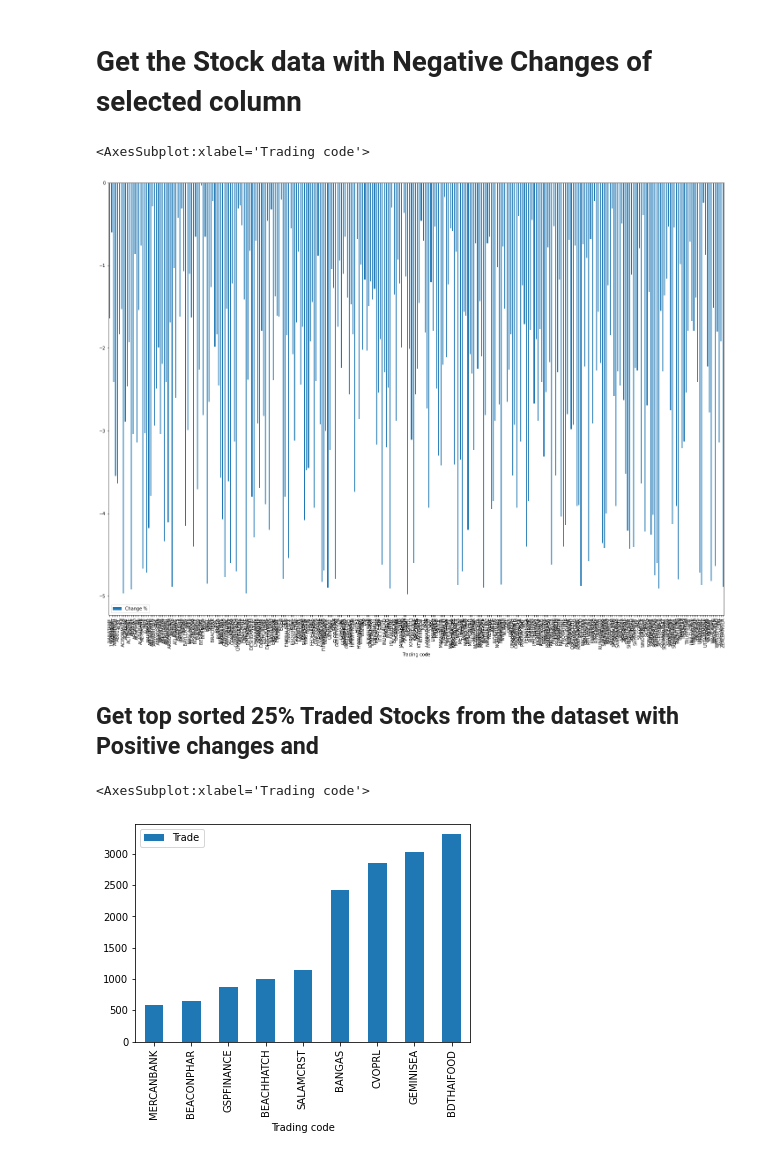
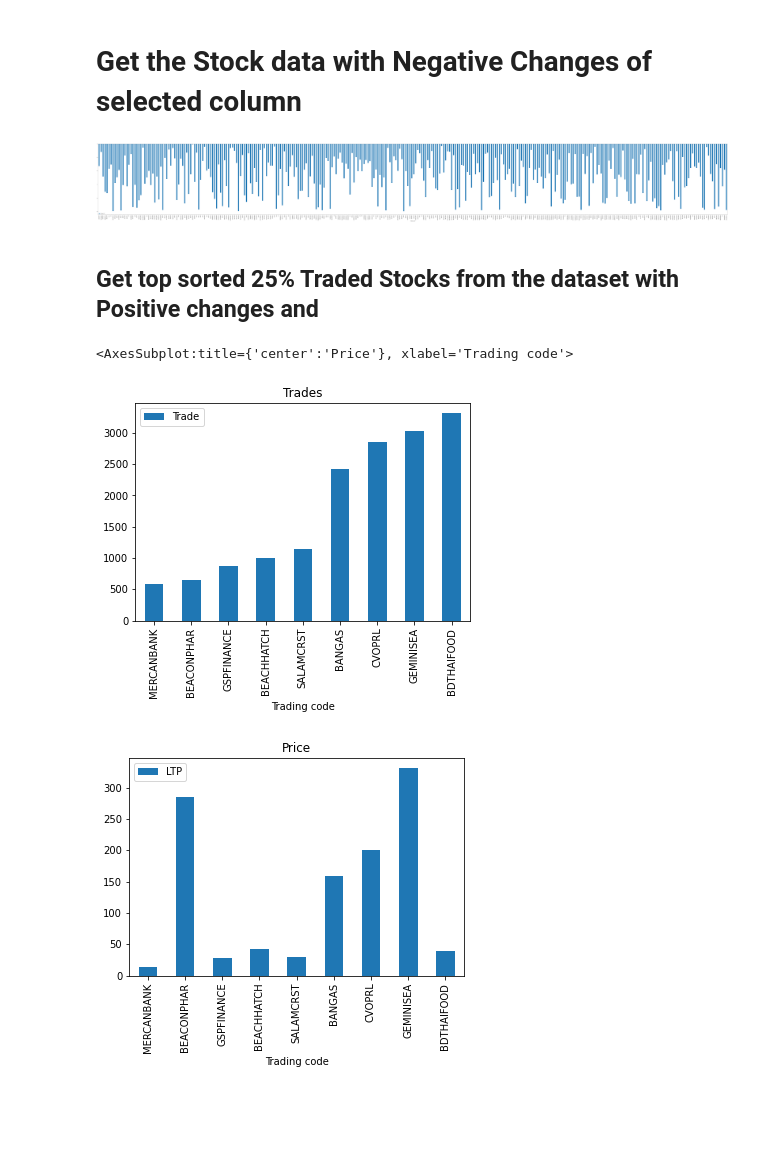
Before and after one commit to Sakif04/Stock_Project, a Jupyter notebook: Stock_web.ipynb, the cells around one changed output. Cells and saved outputs as stored; diff of their text form; code cells hidden in the pictures; blank space fills up the shorter version.

```diff
--- a/Stock_web.ipynb
+++ b/Stock_web.ipynb
@@ -32,16 +33,17 @@ positive_stock.plot(figsize=(15,15),kind='bar',y='Change %' )
 # Get the Stock data with Negative Changes of selected column
 # %%
 negative_stock=stock_df[stock_df['Change %']<0][['Trade','Change %','Change']]
-negative_stock.plot(figsize=(25,18),y='Change %',kind='bar')
+neg_plot=negative_stock.plot(figsize=(155,18),y='Change %',kind='bar')
 # %% [output]
-<AxesSubplot:xlabel='Trading code'>
-[figure, old version]
+[figure, new version]
 # %% [markdown]
 ## Get top sorted 25% Traded Stocks from the dataset with Positive changes and
 # %%
-top_traded=stock_df[(stock_df['Trade']>stock_df['Trade'].quantile(0.75)) & (stock_df['Change']>0)][['Trade','Change %']]
+top_traded=stock_df[(stock_df['Trade']>stock_df['Trade'].quantile(0.75)) & (stock_df['Change']>0)][['Trade','Change %','LTP']]
 top_traded.sort_values(by=['Trade'],inplace=True)
-top_traded.plot(kind='bar',y='Trade')
+top_traded.plot(kind='bar',y='Trade',title='Trades')
+top_traded.plot(kind='bar',y='LTP',title='Price')
 # %% [output]
-<AxesSubplot:xlabel='Trading code'>
+<AxesSubplot:title={'center':'Price'}, xlabel='Trading code'>
-[figure, old version]
+[figure, new version]
+[figure, added]
```
Also changed, not shown: parts of 3 cells of this notebook.
